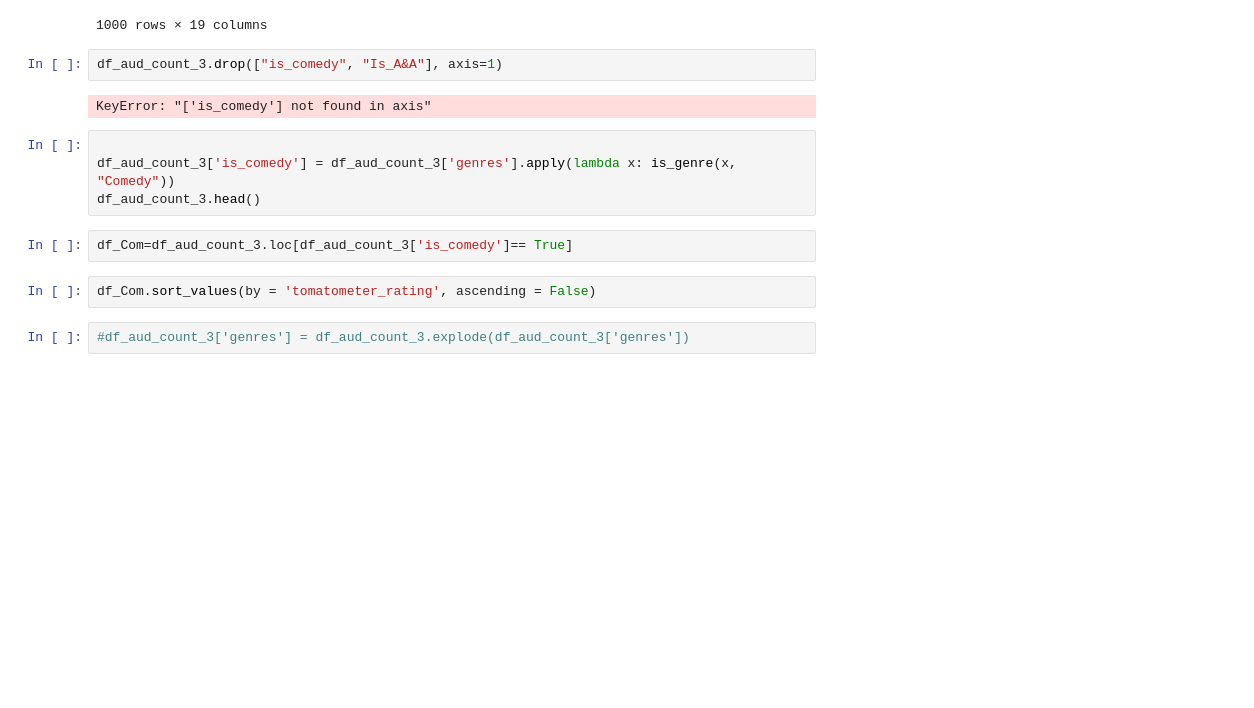
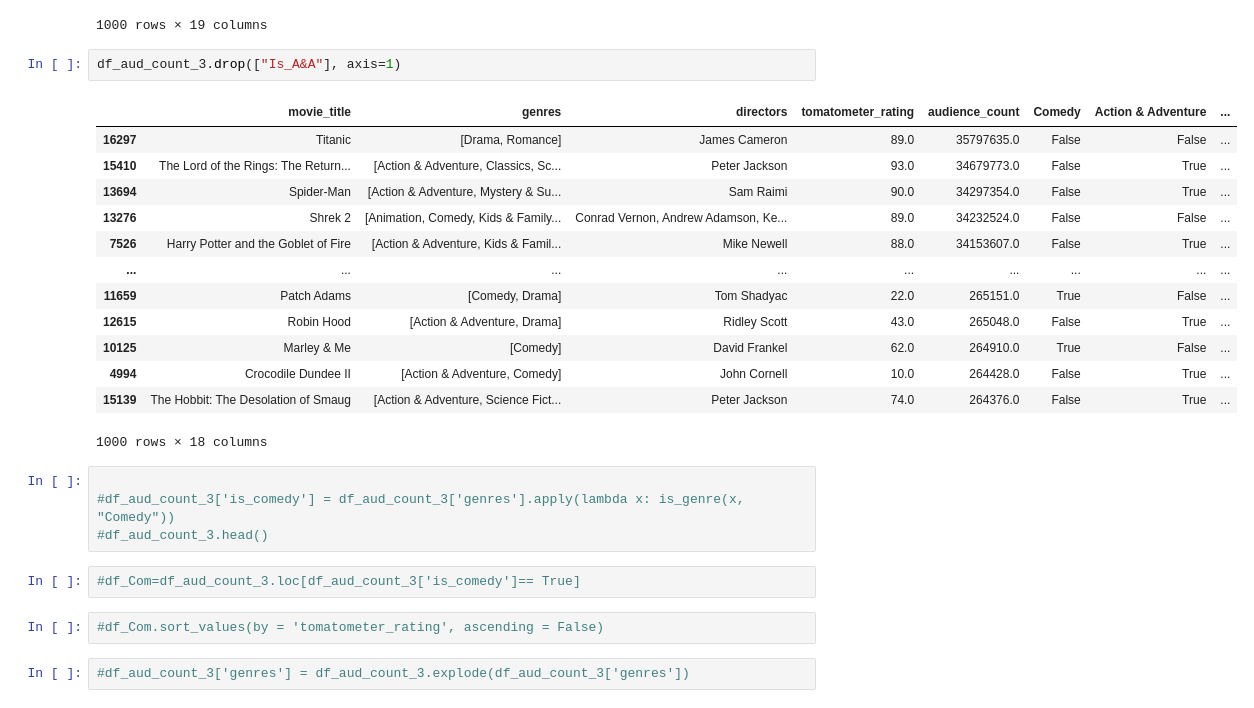
Before and after one commit to camdeman/MMA, a Jupyter notebook: project notebook.ipynb, the cells around one changed output. Cells and saved outputs as stored; diff of their text form; blank space fills up the shorter version.

```diff
--- a/project notebook.ipynb
+++ b/project notebook.ipynb
@@ -367,17 +367,29 @@ See the caveats in the documentation: https://pandas.pydata.org/pandas-docs/stab
 | 15139 | The Hobbit: The Desolation of Smaug | [Action & Adventure, Science Fict... | Peter Jackson | 74.0 | 264376.0 | True | False | ... |
 1000 rows × 19 columns
 # %%
-df_aud_count_3.drop(["is_comedy", "Is_A&A"], axis=1)
+df_aud_count_3.drop(["Is_A&A"], axis=1)
 # %% [output]
+|  | movie_title | genres | directors | tomatometer_rating | audience_count | Comedy | Action & Adventure | ... |
+| 16297 | Titanic | [Drama, Romance] | James Cameron | 89.0 | 35797635.0 | False | False | ... |
+| 15410 | The Lord of the Rings: The Return... | [Action & Adventure, Classics, Sc... | Peter Jackson | 93.0 | 34679773.0 | False | True | ... |
+| 13694 | Spider-Man | [Action & Adventure, Mystery & Su... | Sam Raimi | 90.0 | 34297354.0 | False | True | ... |
+| 13276 | Shrek 2 | [Animation, Comedy, Kids & Family... | Conrad Vernon, Andrew Adamson, Ke... | 89.0 | 34232524.0 | False | False | ... |
+| 7526 | Harry Potter and the Goblet of Fire | [Action & Adventure, Kids & Famil... | Mike Newell | 88.0 | 34153607.0 | False | True | ... |
+| ... | ... | ... | ... | ... | ... | ... | ... | ... |
+| 11659 | Patch Adams | [Comedy, Drama] | Tom Shadyac | 22.0 | 265151.0 | True | False | ... |
+| 12615 | Robin Hood | [Action & Adventure, Drama] | Ridley Scott | 43.0 | 265048.0 | False | True | ... |
+| 10125 | Marley & Me | [Comedy] | David Frankel | 62.0 | 264910.0 | True | False | ... |
+| 4994 | Crocodile Dundee II | [Action & Adventure, Comedy] | John Cornell | 10.0 | 264428.0 | False | True | ... |
+| 15139 | The Hobbit: The Desolation of Smaug | [Action & Adventure, Science Fict... | Peter Jackson | 74.0 | 264376.0 | False | True | ... |
-KeyError: "['is_comedy'] not found in axis"
+1000 rows × 18 columns
 # %%
 
-df_aud_count_3['is_comedy'] = df_aud_count_3['genres'].apply(lambda x: is_genre(x, "Comedy"))
-df_aud_count_3.head()
+#df_aud_count_3['is_comedy'] = df_aud_count_3['genres'].apply(lambda x: is_genre(x, "Comedy"))
+#df_aud_count_3.head()
 # %%
-df_Com=df_aud_count_3.loc[df_aud_count_3['is_comedy']== True]
+#df_Com=df_aud_count_3.loc[df_aud_count_3['is_comedy']== True]
 # %%
-df_Com.sort_values(by = 'tomatometer_rating', ascending = False)
+#df_Com.sort_values(by = 'tomatometer_rating', ascending = False)
 # %%
 #df_aud_count_3['genres'] = df_aud_count_3.explode(df_aud_count_3['genres'])
 # %%
```
